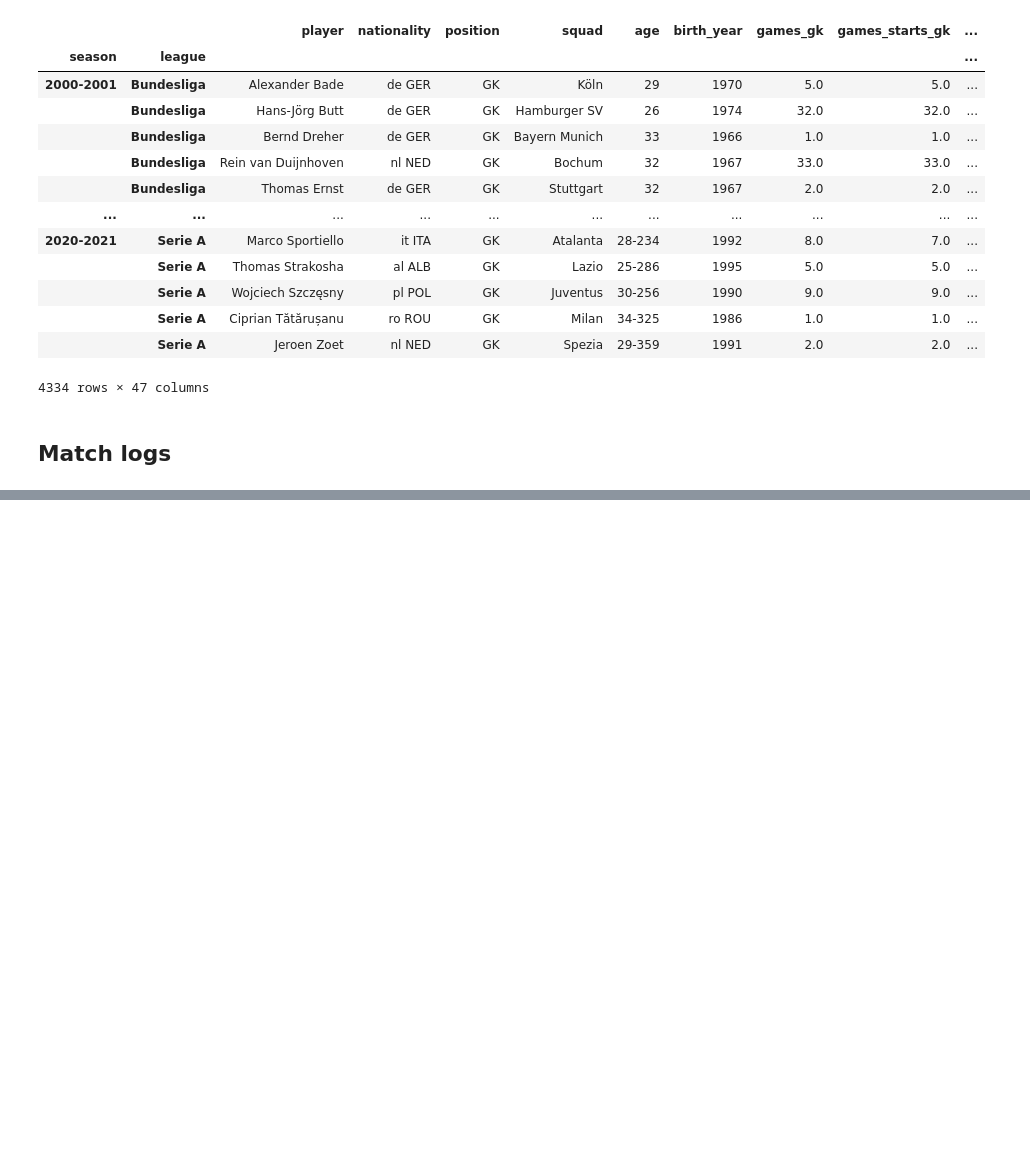
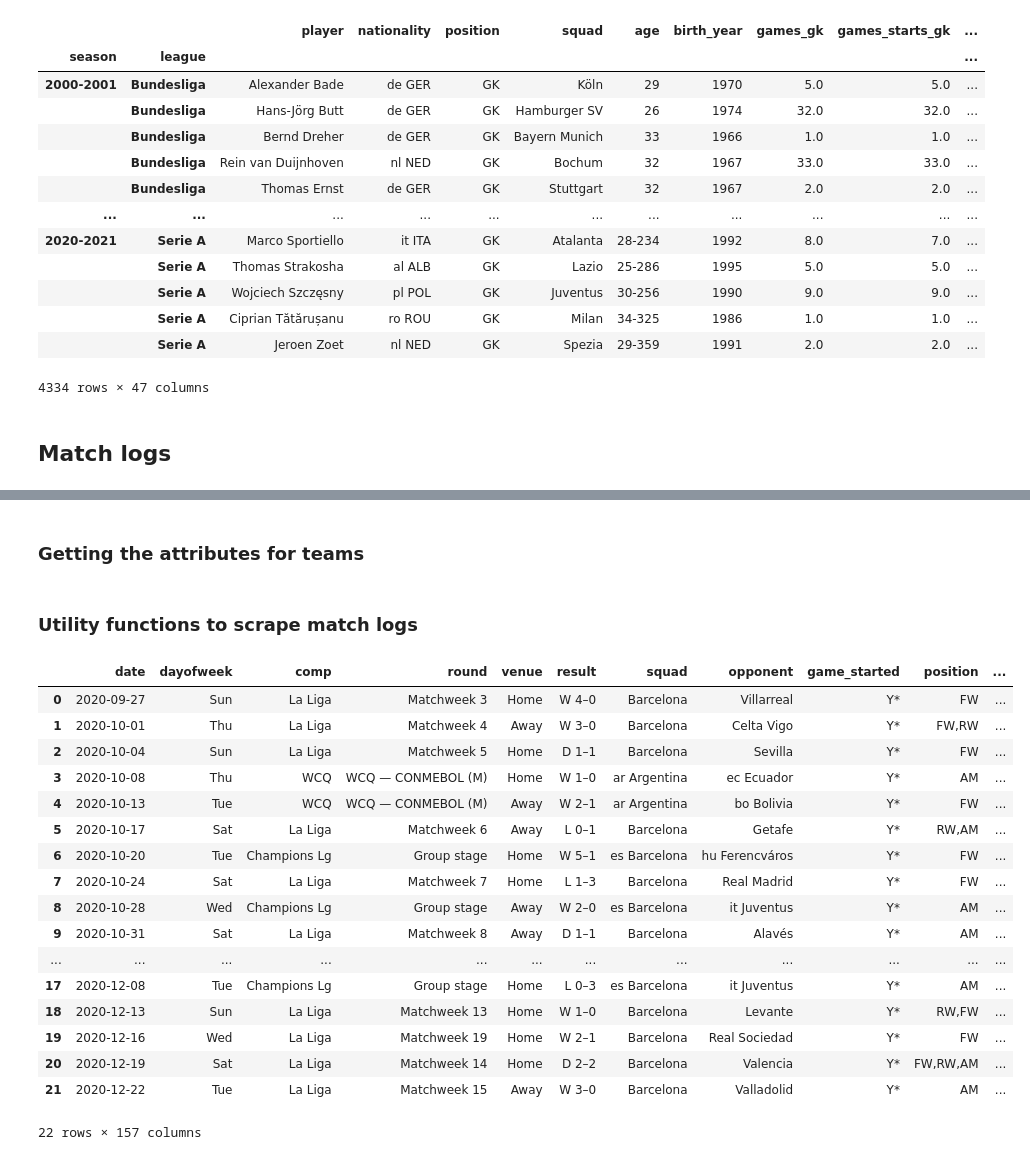
Before and after one commit to yasserhaddad/football-analytics, a Jupyter notebook: Scrape Data.ipynb, the cells around one changed output, grey strips where cells are left out. Saved outputs shown, nothing was run; the diff lists cells and outputs as text; code cells hidden in the pictures; blank space fills up the shorter version.

Commit message:
Added scraping of match logs for teams and players from FBref

```diff
--- a/Scrape Data.ipynb
+++ b/Scrape Data.ipynb
@@ -611,0 +642,27 @@ df_keeper.to_csv(data_path + 'keepers_stats.csv', index=False)
+# %% [markdown]
+### Getting the attributes for teams
+# %%
+common_attrs = ['date', 'time', 'comp', 'round', 'dayofweek', 'venue', 'result', 'goals_for',
+                'goals_against', 'opponent']
+to_remove = ['match_report', 'bench_explain']
+
+sections = ['schedule', 'shooting', 'keeper', 'passing', 'passing_types', 'gca', 'defense', 'possession', 'misc']
+match_log_team_attrs = {'common_attrs': common_attrs}
+
+for section in sections:
+    url = f'https://fbref.com/en/squads/206d90db/2020-2021/matchlogs/all_comps/{section}/Barcelona-Scores-and-Fixtures-All-Competitions'
+    res = requests.get(url)
+    ## The next two lines get around the issue with comments breaking the parsing.
+    comm = re.compile("<!--|-->")
+    soup = BeautifulSoup(comm.sub("", res.text), 'lxml')
+    all_tables = soup.findAll("tbody")
+    team_table = all_tables[0]
+    rows = team_table.find_all(attrs={"data-stat":True})
+    attrs = list(dict.fromkeys([row['data-stat'] for row in rows]))
+    attrs = [attr for attr in attrs if attr not in common_attrs_player + to_remove]
+    match_log_team_attrs[section] = attrs
+
+with open('match_log_team_attributes.json', 'w', encoding='utf-8') as f:
+    json.dump(match_log_team_attrs, f, indent=4)
+# %% [markdown]
+### Utility functions to scrape match logs
@@ -611,0 +852,23 @@ df_keeper.to_csv(data_path + 'keepers_stats.csv', index=False)
+# %%
+df_messi = get_player_match_log('https://fbref.com/en/players/d70ce98e/matchlogs/2020-2021/',
+                                  '/Lionel-Messi-Match-Logs')
+df_messi
+# %% [output]
+|  | date | dayofweek | comp | round | venue | result | squad | opponent | game_started | position | ... |
+| 0 | 2020-09-27 | Sun | La Liga | Matchweek 3 | Home | W 4–0 | Barcelona | Villarreal | Y* | FW | ... |
+| 1 | 2020-10-01 | Thu | La Liga | Matchweek 4 | Away | W 3–0 | Barcelona | Celta Vigo | Y* | FW,RW | ... |
+| 2 | 2020-10-04 | Sun | La Liga | Matchweek 5 | Home | D 1–1 | Barcelona | Sevilla | Y* | FW | ... |
+| 3 | 2020-10-08 | Thu | WCQ | WCQ — CONMEBOL (M) | Home | W 1–0 | ar Argentina | ec Ecuador | Y* | AM | ... |
+| 4 | 2020-10-13 | Tue | WCQ | WCQ — CONMEBOL (M) | Away | W 2–1 | ar Argentina | bo Bolivia | Y* | FW | ... |
+| 5 | 2020-10-17 | Sat | La Liga | Matchweek 6 | Away | L 0–1 | Barcelona | Getafe | Y* | RW,AM | ... |
+| 6 | 2020-10-20 | Tue | Champions Lg | Group stage | Home | W 5–1 | es Barcelona | hu Ferencváros | Y* | FW | ... |
+| 7 | 2020-10-24 | Sat | La Liga | Matchweek 7 | Home | L 1–3 | Barcelona | Real Madrid | Y* | FW | ... |
+| 8 | 2020-10-28 | Wed | Champions Lg | Group stage | Away | W 2–0 | es Barcelona | it Juventus | Y* | AM | ... |
+| 9 | 2020-10-31 | Sat | La Liga | Matchweek 8 | Away | D 1–1 | Barcelona | Alavés | Y* | AM | ... |
+| ... | ... | ... | ... | ... | ... | ... | ... | ... | ... | ... | ... |
+| 17 | 2020-12-08 | Tue | Champions Lg | Group stage | Home | L 0–3 | es Barcelona | it Juventus | Y* | AM | ... |
+| 18 | 2020-12-13 | Sun | La Liga | Matchweek 13 | Home | W 1–0 | Barcelona | Levante | Y* | RW,FW | ... |
+| 19 | 2020-12-16 | Wed | La Liga | Matchweek 19 | Home | W 2–1 | Barcelona | Real Sociedad | Y* | FW | ... |
+| 20 | 2020-12-19 | Sat | La Liga | Matchweek 14 | Home | D 2–2 | Barcelona | Valencia | Y* | FW,RW,AM | ... |
+| 21 | 2020-12-22 | Tue | La Liga | Matchweek 15 | Away | W 3–0 | Barcelona | Valladolid | Y* | AM | ... |
+22 rows × 157 columns
```
Also changed, not shown: parts of 8 cells of this notebook, 3 other files.
